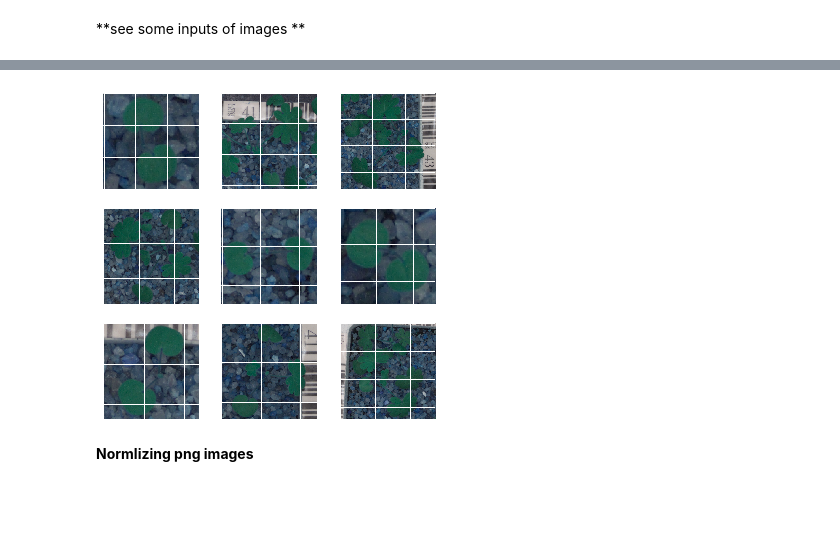
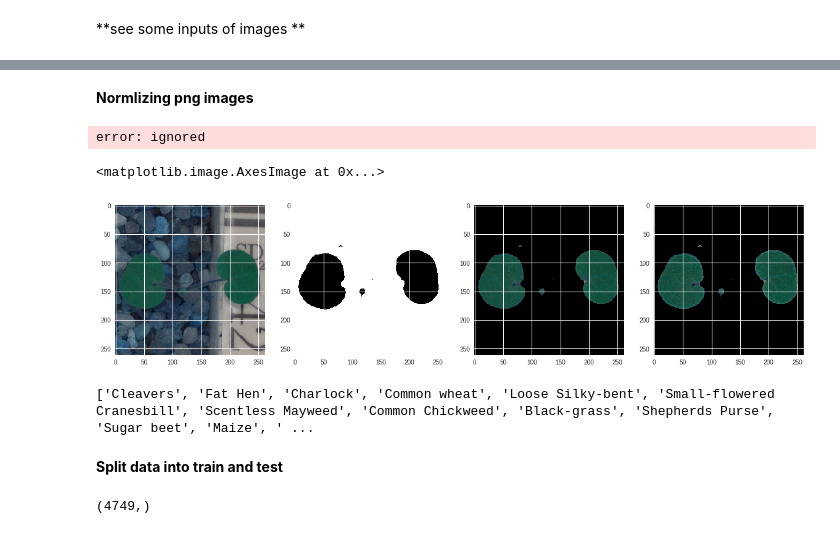
Before and after one commit to Nourahussein/Plant-seedling-classification, a Jupyter notebook: FINAL_seedling.ipynb, the cells around one changed output, grey strips where cells are left out. Drawn from its saved outputs; the diff is of its cells as text; code cells hidden in the pictures; blank space fills up the shorter version.

```diff
--- a/FINAL_seedling.ipynb
+++ b/FINAL_seedling.ipynb
@@ -151,6 +204,37 @@ def plot_for_class(label):
-# %%
-plot_for_class("Small-flowered Cranesbill")
-# %% [output]
-[figure, removed]
 # %% [markdown]
 **Normlizing png images**
+# %%
+img1 = cv2.imread('train/Black-grass/69ad6773e.png')
+res1 = cv2.resize(img1,None,fx=170 , fy=3991, interpolation = cv2.INTER_CUBIC)
+#img2 = cv2.imread('train/Black-grass/a3b9a33dd.png')
+#res2 = cv2.resize(img2,None,fx=3457, fy=3991, interpolation = cv2.INTER_CUBIC)
+#3457, 3991,
+# %% [output]
+error: ignored
+# %%
+def create_mask_for_plant(image):
+    image_hsv = cv2.cvtColor(image, cv2.COLOR_BGR2HSV)
+
+    sensitivity = 35
+    lower_hsv = np.array([60 - sensitivity, 100, 50])
+    upper_hsv = np.array([60 + sensitivity, 255, 255])
+
+    mask = cv2.inRange(image_hsv, lower_hsv, upper_hsv)
+    kernel = cv2.getStructuringElement(cv2.MORPH_ELLIPSE, (11,11))
+    mask = cv2.morphologyEx(mask, cv2.MORPH_CLOSE, kernel)
+
+    return mask
+
+def segment_plant(image):
+    mask = create_mask_for_plant(image)
+    output = cv2.bitwise_and(image, image, mask = mask)
+    return output
+
+def sharpen_image(image):
+    image_blurred = cv2.GaussianBlur(image, (0, 0), 3)
+    image_sharp = cv2.addWeighted(image, 1.5, image_blurred, -0.5, 0)
+    return image_sharp
+def resize_images(image):
+  img = cv2.imread(image)
+  res = cv2.resize(img,None,fx=176, fy=176, interpolation = cv2.INTER_CUBIC)
+  return res
@@ -156,0 +251,25 @@ plot_for_class("Small-flowered Cranesbill")
+# %%
+image = images[classes == "Small-flowered Cranesbill"][20]
+
+image_mask = create_mask_for_plant(image)
+image_segmented = segment_plant(image)
+image_sharpen = sharpen_image(image_segmented)
+
+fig, axs = plt.subplots(1, 4, figsize=(20, 20))
+axs[0].imshow(image)
+axs[1].imshow(image_mask)
+axs[2].imshow(image_segmented)
+axs[3].imshow(image_sharpen)
+# %% [output]
+<matplotlib.image.AxesImage at 0x...>
+[figure, added]
+# %%
+label_names=[]
+for class_label in images_per_class.keys():
+    label_names.append(class_label)
+
+print(label_names)
+# %% [output]
+['Cleavers', 'Fat Hen', 'Charlock', 'Common wheat', 'Loose Silky-bent', 'Small-flowered Cranesbill', 'Scentless Mayweed', 'Common Chickweed', 'Black-grass', 'Shepherds Purse', 'Sugar beet', 'Maize', ' ...
+# %% [markdown]
+**Split  data into train and test**
@@ -156,0 +278,4 @@ plot_for_class("Small-flowered Cranesbill")
+# %%
+images.shape
+# %% [output]
+(4749,)
```
Also changed, not shown: parts of 23 cells of this notebook.
